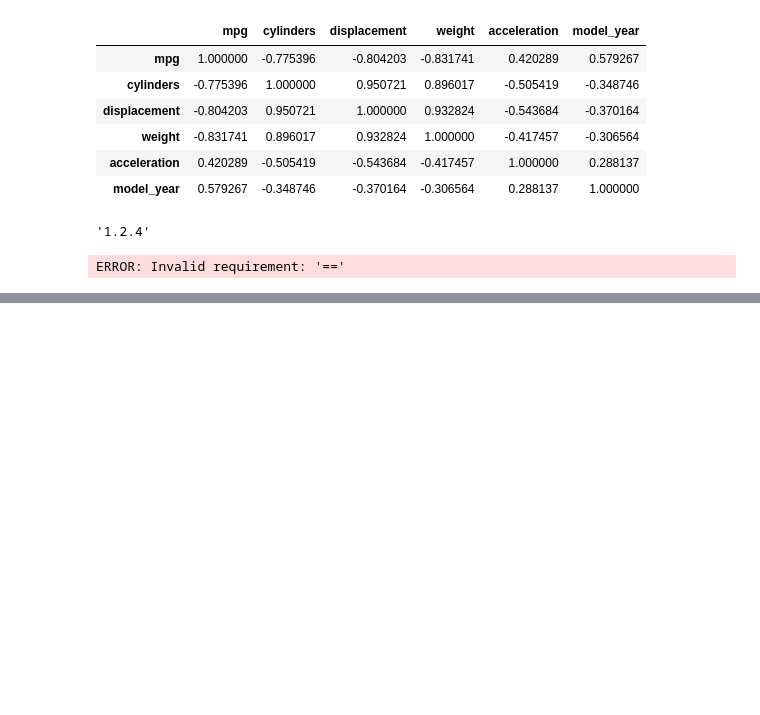
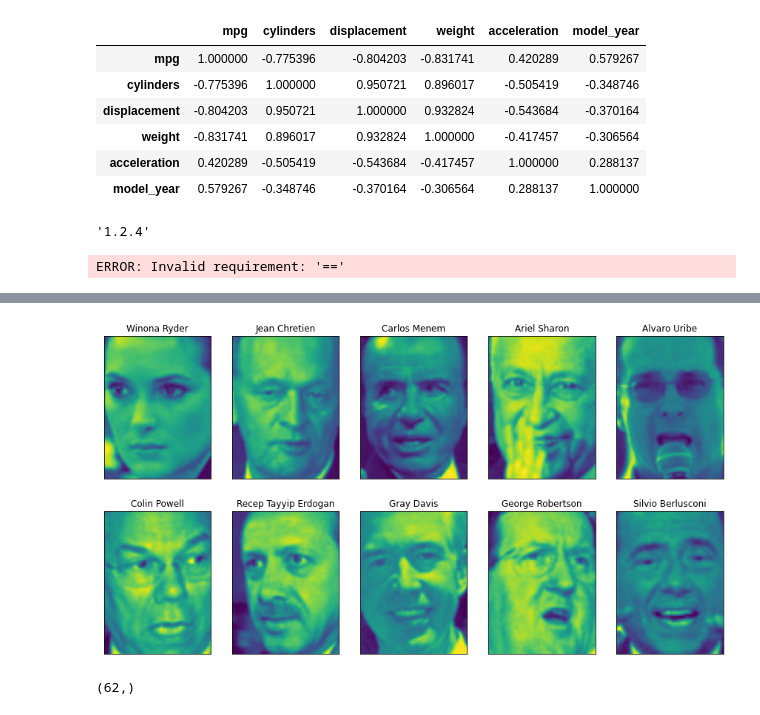
Before and after one commit to c910531/Python, a Jupyter notebook: 2021.06.23 회귀분석.ipynb, the cells around one changed output, grey strips where cells are left out. Drawn from its saved outputs; the diff is of its cells as text; code cells hidden in the pictures; blank space fills up the shorter version.

```diff
--- a/2021.06.23 회귀분석.ipynb
+++ b/2021.06.23 회귀분석.ipynb
@@ -247,0 +250,2 @@ plt.show()
+# %%
+people = fetch_lfw_people(min_faces_per_person=20, resize=0.7)
@@ -247,0 +254,11 @@ plt.show()
+# %%
+fig, axes = plt.subplots(2, 5, figsize=(15,8), subplot_kw={'xticks': (), 'yticks': ()})
+for target, image, ax in zip(people.target, people.images, axes.ravel()):
+    ax.imshow(image)
+    ax.set_title(people.target_names[target])
+# %% [output]
+[figure, added]
+# %%
+people.target_names.shape
+# %% [output]
+(62,)
```
Also changed, not shown: parts of 51 cells of this notebook.
